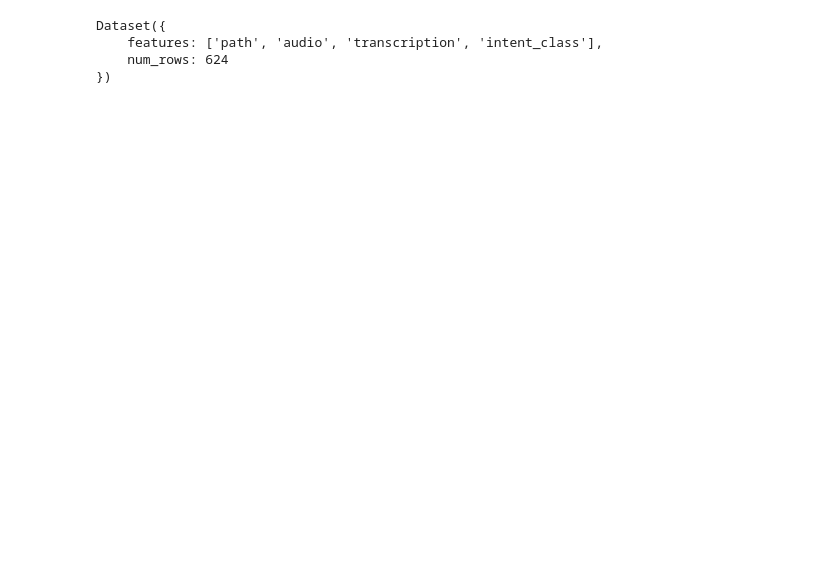
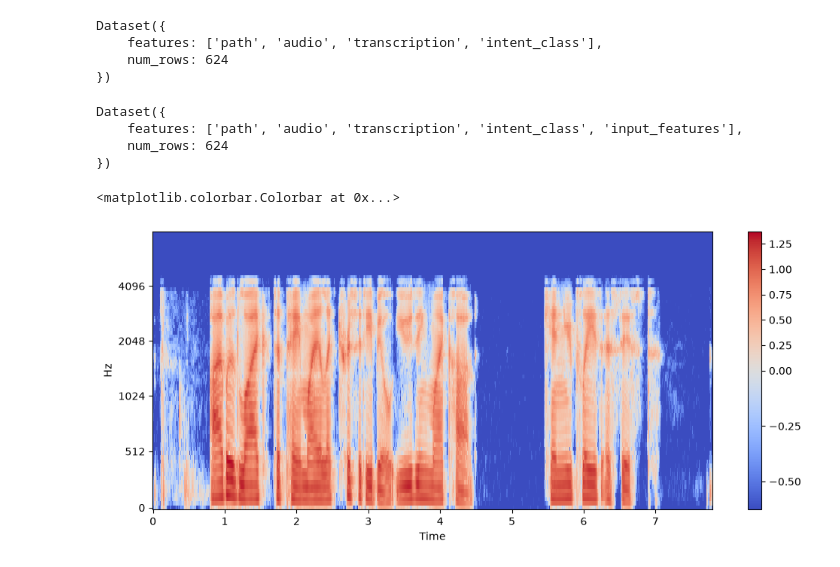
Before and after one commit to asarolia/audio, a Jupyter notebook: foundation.ipynb, the cells around one changed output. Saved outputs shown, nothing was run; the diff lists cells and outputs as text; code cells hidden in the pictures; blank space fills up the shorter version.

```diff
--- a/foundation.ipynb
+++ b/foundation.ipynb
@@ -391,3 +391,30 @@ def prepare_dataset(example):
         audio["array"], sampling_rate=audio["sampling_rate"], padding=True
     )
     return features
+# %%
+minds = minds.map(prepare_dataset)
+minds
+# %% [output]
+Dataset({
+    features: ['path', 'audio', 'transcription', 'intent_class', 'input_features'],
+    num_rows: 624
+})
+# %%
+import numpy as np
+import matplotlib.pyplot as plt
+
+example = minds[0]
+input_features = example["input_features"]
+
+plt.figure().set_figwidth(12)
+librosa.display.specshow(
+    np.asarray(input_features[0]),
+    x_axis="time",
+    y_axis="mel",
+    sr=feature_extractor.sampling_rate,
+    hop_length=feature_extractor.hop_length,
+)
+plt.colorbar()
+# %% [output]
+<matplotlib.colorbar.Colorbar at 0x...>
+[figure, added]
```
Also changed, not shown: parts of 6 cells of this notebook, 2 other files.
